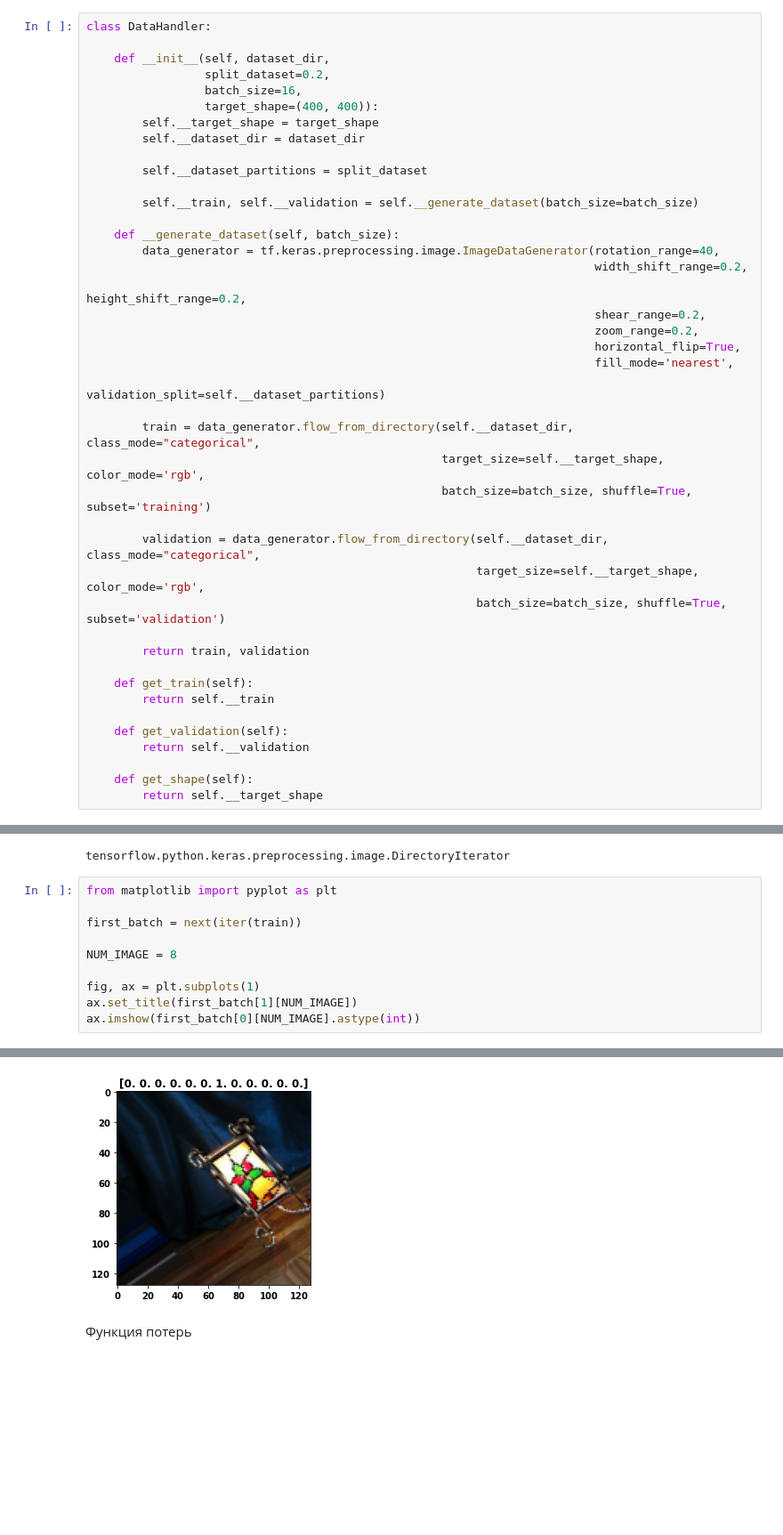
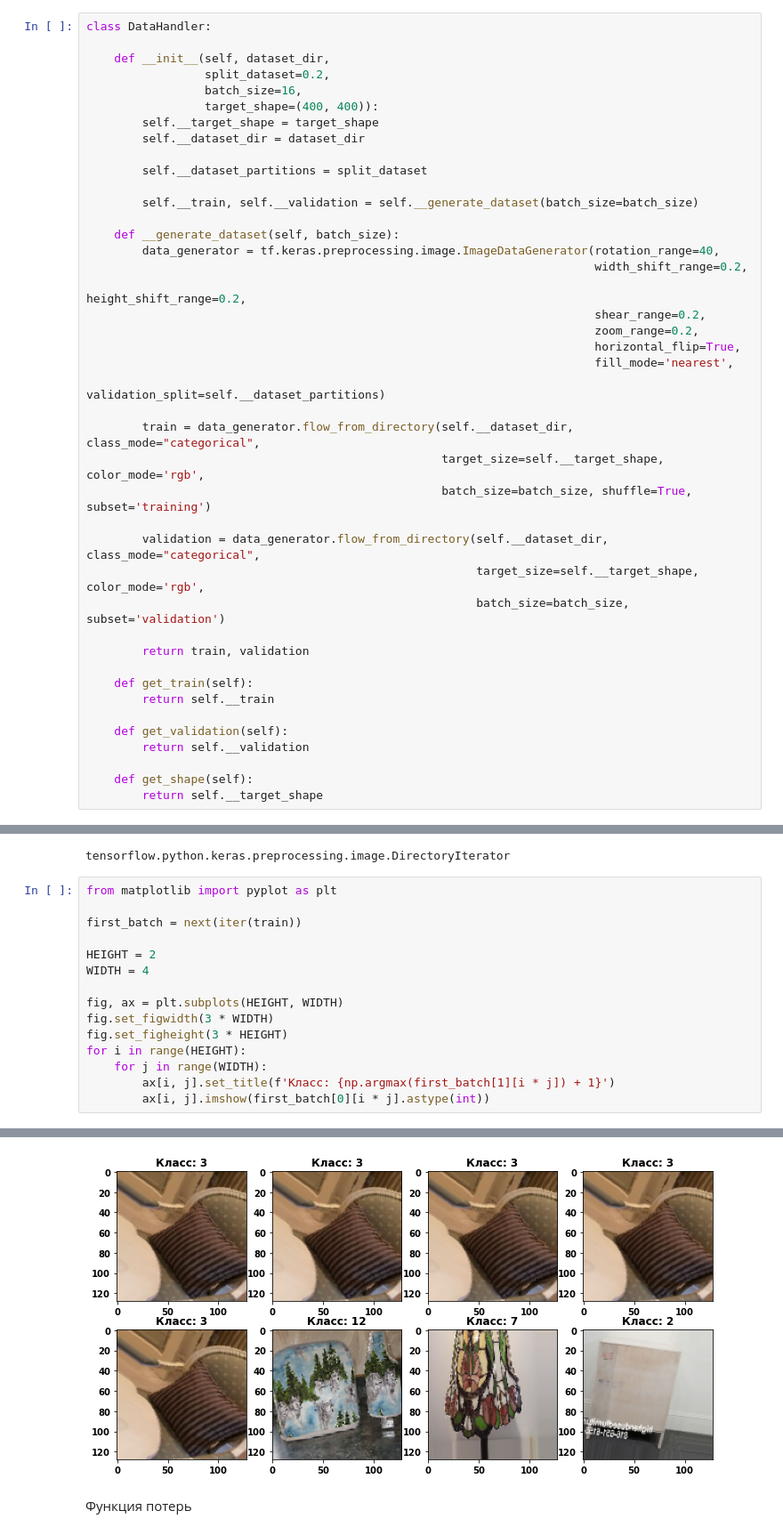
Before and after one commit to polololya/where2buyit, a Jupyter notebook: notebooks/HardTripletLoss.ipynb, the cells around one changed output, grey strips where cells are left out. Shown at 89% size. Cells and saved outputs as stored; diff of their text form; blank space fills up the shorter version.

```diff
--- a/notebooks/HardTripletLoss.ipynb
+++ b/notebooks/HardTripletLoss.ipynb
@@ -33,7 +34,7 @@ class DataHandler:
 
         validation = data_generator.flow_from_directory(self.__dataset_dir, class_mode="categorical",
                                                         target_size=self.__target_shape, color_mode='rgb',
-                                                        batch_size=batch_size, shuffle=True, subset='validation')
+                                                        batch_size=batch_size, subset='validation')
 
         return train, validation
 
@@ -62,9 +63,14 @@ from matplotlib import pyplot as plt
 
 first_batch = next(iter(train))
 
-NUM_IMAGE = 8
+HEIGHT = 2
+WIDTH = 4
 
-fig, ax = plt.subplots(1)
-ax.set_title(first_batch[1][NUM_IMAGE])
-ax.imshow(first_batch[0][NUM_IMAGE].astype(int))
+fig, ax = plt.subplots(HEIGHT, WIDTH)
+fig.set_figwidth(3 * WIDTH)
+fig.set_figheight(3 * HEIGHT)
+for i in range(HEIGHT):
+    for j in range(WIDTH):
+        ax[i, j].set_title(f'Класс: {np.argmax(first_batch[1][i * j]) + 1}')
+        ax[i, j].imshow(first_batch[0][i * j].astype(int))
 # %% [output]
@@ -72,4 +77,4 @@ ax.imshow(first_batch[0][NUM_IMAGE].astype(int))
-[figure, old version]
+[figure, new version]
 # %% [markdown]
 Функция потерь
 # %%
```
Also changed, not shown: parts of 7 cells of this notebook.
